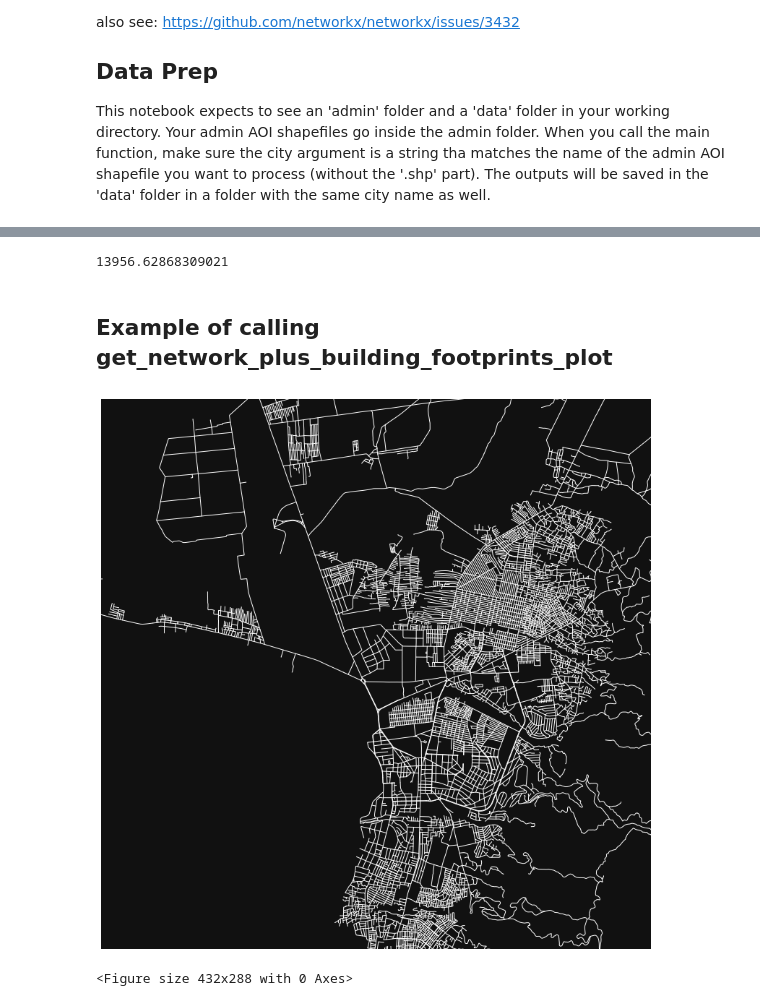
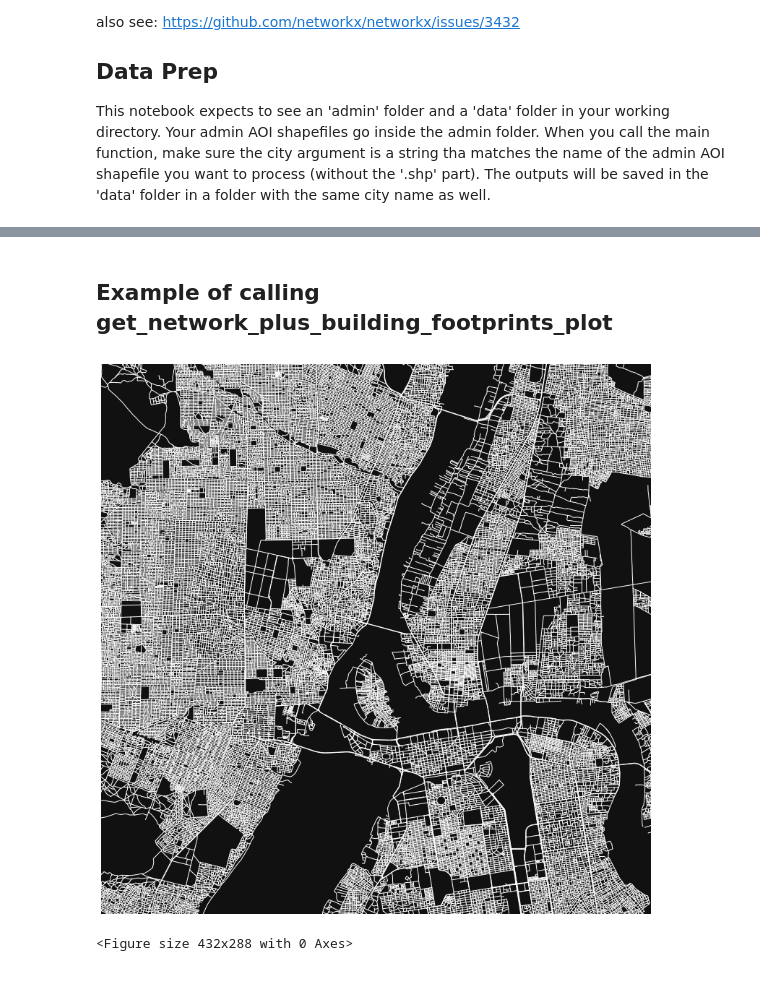
Before and after one commit to worldbank/CityScan, a Jupyter notebook: road_network_analysis/CityScan_Betweenness_Centrality_and_Bearings.ipynb, the cells around one changed output, grey strips where cells are left out. Cells and saved outputs as stored; diff of their text form; code cells hidden in the pictures.

```diff
--- a/road_network_analysis/CityScan_Betweenness_Centrality_and_Bearings.ipynb
+++ b/road_network_analysis/CityScan_Betweenness_Centrality_and_Bearings.ipynb
@@ -530,15 +616,14 @@ graph seems to be unprojected, this is ok, continue
 # %%
-end = time.time()
-time_elapsed = end - start
-time_elapsed
+# end = time.time()
+# time_elapsed = end - start
+# time_elapsed
-# %% [output]
-13956.62868309021
 # %% [markdown]
 ## Example of calling get_network_plus_building_footprints_plot
 # %%
 # cover page
-get_network_plus_building_footprints_plot('Bujumbura_AOI',(-3.3589757,29.3489261),network_type='drive', bldg_color='orange', dpi=90,
-             dist=8200, default_width=1, street_widths={'secondary':1,'primary':1})
+get_network_plus_building_footprints_plot('Khartoum_AOI_4326', (15.640116, 32.505701), network_type = 'drive',
+                                          bldg_color = 'orange', dpi = 90, dist = 10000, default_width = 1,
+                                          street_widths = {'secondary': 1, 'primary': 1})
 # %% [output]
-[figure, old version]
+[figure, new version]
 <Figure size 432x288 with 0 Axes>
```
Also changed, not shown: parts of 15 cells of this notebook, 10 other files.
